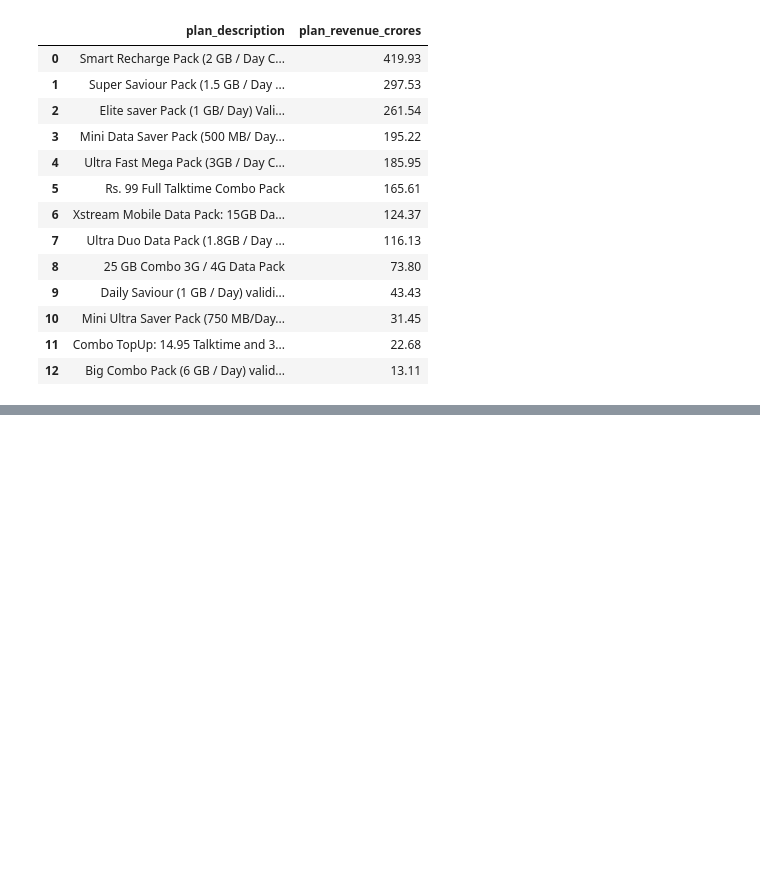
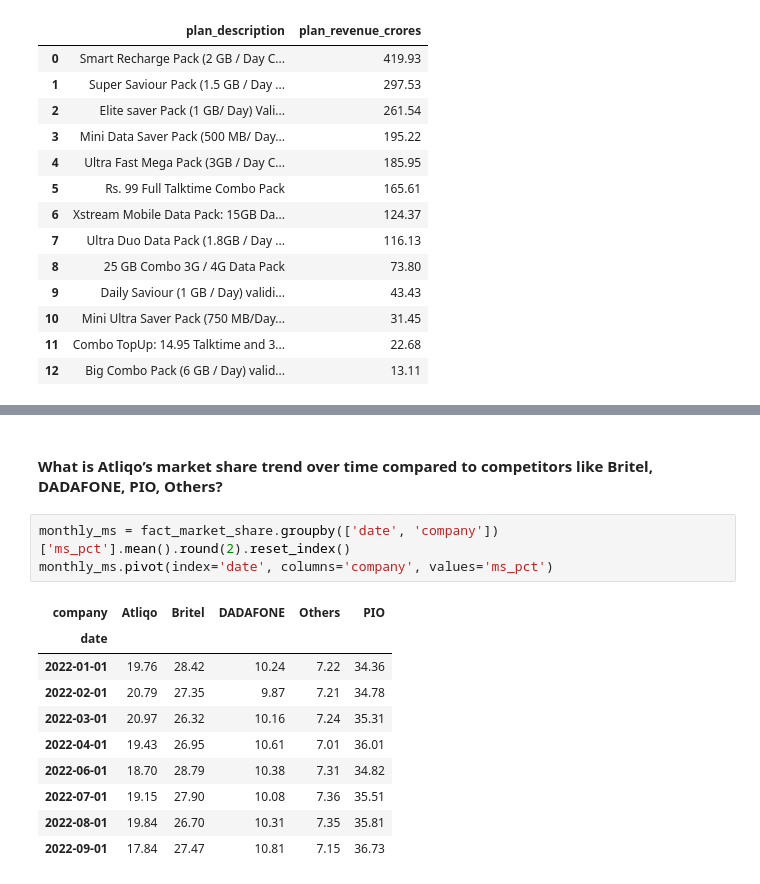
Before and after one commit to Shandeep-Raula/Pre-vs-Post-5G-Performance-Insights-and-KPI-Analysis, a Jupyter notebook: Python/EDA.ipynb, the cells around one changed output, grey strips where cells are left out. Saved outputs shown, nothing was run; the diff lists cells and outputs as text; blank space fills up the shorter version.

```diff
--- a/Python/EDA.ipynb
+++ b/Python/EDA.ipynb
@@ -459,0 +511,16 @@ plt.show()
+# %% [markdown]
+#### What is Atliqo’s market share trend over time compared to competitors like Britel, DADAFONE, PIO, Others?
+# %%
+monthly_ms = fact_market_share.groupby(['date', 'company'])['ms_pct'].mean().round(2).reset_index()
+monthly_ms.pivot(index='date', columns='company', values='ms_pct')
+# %% [output]
+| company | Atliqo | Britel | DADAFONE | Others | PIO |
+| date |  |  |  |  |  |
+| 2022-01-01 | 19.76 | 28.42 | 10.24 | 7.22 | 34.36 |
+| 2022-02-01 | 20.79 | 27.35 | 9.87 | 7.21 | 34.78 |
+| 2022-03-01 | 20.97 | 26.32 | 10.16 | 7.24 | 35.31 |
+| 2022-04-01 | 19.43 | 26.95 | 10.61 | 7.01 | 36.01 |
+| 2022-06-01 | 18.70 | 28.79 | 10.38 | 7.31 | 34.82 |
+| 2022-07-01 | 19.15 | 27.90 | 10.08 | 7.36 | 35.51 |
+| 2022-08-01 | 19.84 | 26.70 | 10.31 | 7.35 | 35.81 |
+| 2022-09-01 | 17.84 | 27.47 | 10.81 | 7.15 | 36.73 |
```
Also changed, not shown: parts of 7 cells of this notebook.
